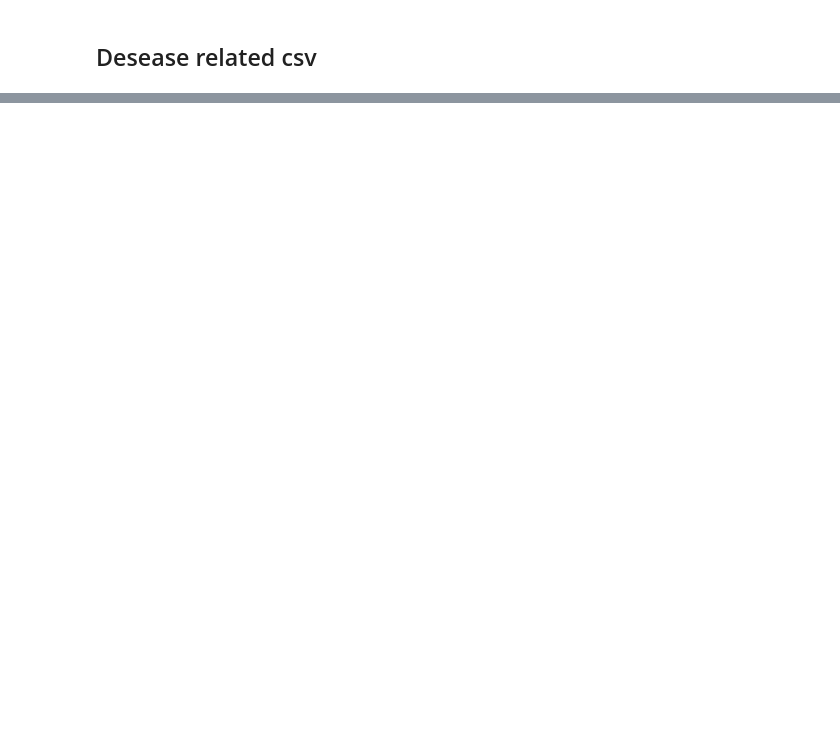
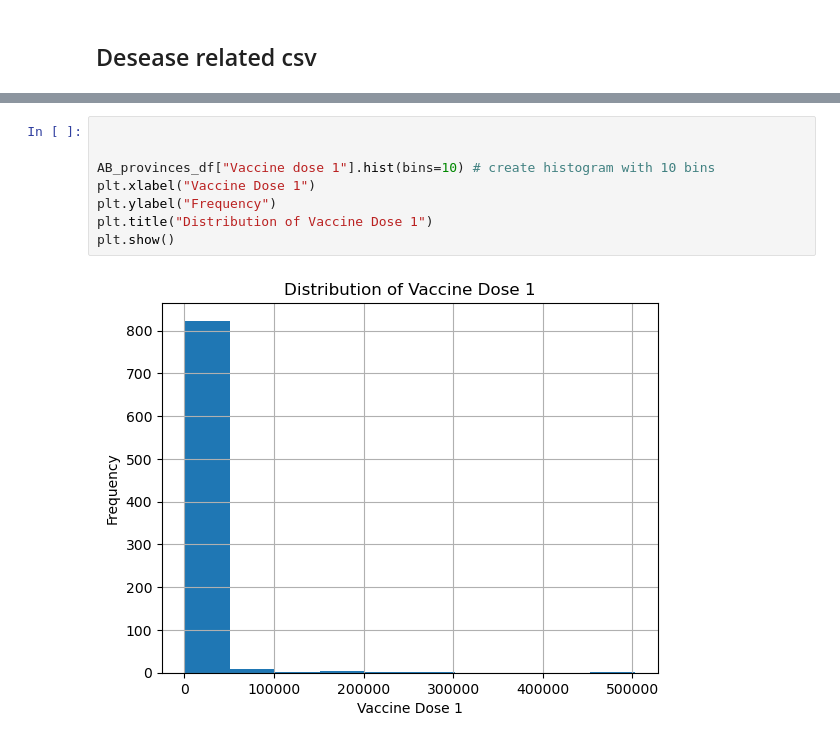
Before and after one commit to svafaeva93/Covid19AnalysisCanada, a Jupyter notebook: API_vaccination.ipynb, the cells around one changed output, grey strips where cells are left out. Drawn from its saved outputs; the diff is of its cells as text; blank space fills up the shorter version.

```diff
--- a/API_vaccination.ipynb
+++ b/API_vaccination.ipynb
@@ -176,0 +292,10 @@ deseases_data
+# %%
+
+
+AB_provinces_df["Vaccine dose 1"].hist(bins=10) # create histogram with 10 bins
+plt.xlabel("Vaccine Dose 1")
+plt.ylabel("Frequency")
+plt.title("Distribution of Vaccine Dose 1")
+plt.show()
+# %% [output]
+[figure, added]
```
Also changed, not shown: parts of 24 cells of this notebook, 3 other files.
